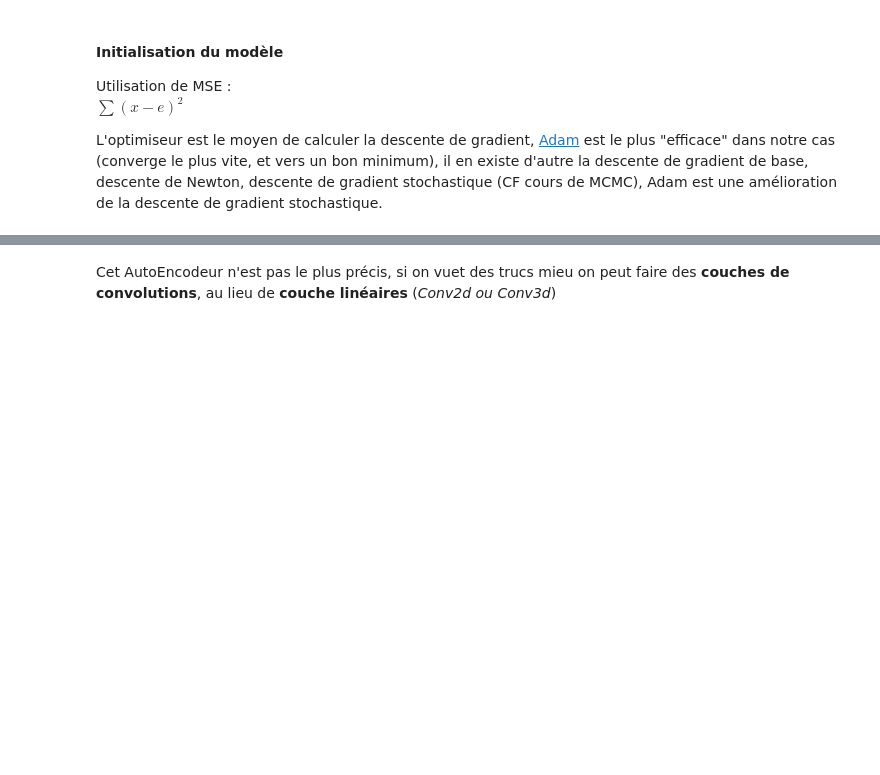
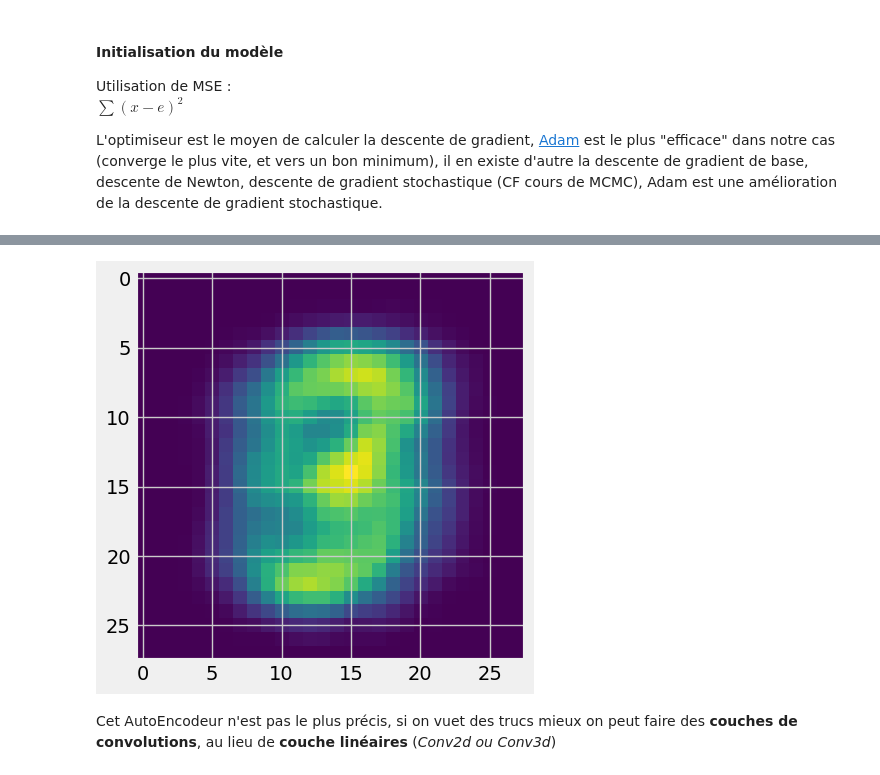
Before and after one commit to PommeDev/Detection-d-anomalies, a Jupyter notebook: AutoEncodeur_notebook.ipynb, the cells around one changed output, grey strips where cells are left out. Saved outputs shown, nothing was run; the diff lists cells and outputs as text; code cells hidden in the pictures; blank space fills up the shorter version.

```diff
--- a/AutoEncodeur_notebook.ipynb
+++ b/AutoEncodeur_notebook.ipynb
@@ -240,2 +241,9 @@ for i, item in enumerate(reconstructed):
+# %%
+
+for i, item in enumerate(reconstructed):
+  item = item.reshape(-1, 28, 28)
+  plt.imshow(item[0].detach().numpy())
+# %% [output]
+[figure, added]
 # %% [markdown]
-Cet AutoEncodeur n'est pas le plus précis, si on vuet des trucs mieu on peut faire des **couches de convolutions**, au lieu de **couche linéaires** (_Conv2d ou Conv3d_)
+Cet AutoEncodeur n'est pas le plus précis, si on vuet des trucs mieux on peut faire des **couches de convolutions**, au lieu de **couche linéaires** (_Conv2d ou Conv3d_)
```
Also changed, not shown: parts of 7 cells of this notebook, 1 other file.
